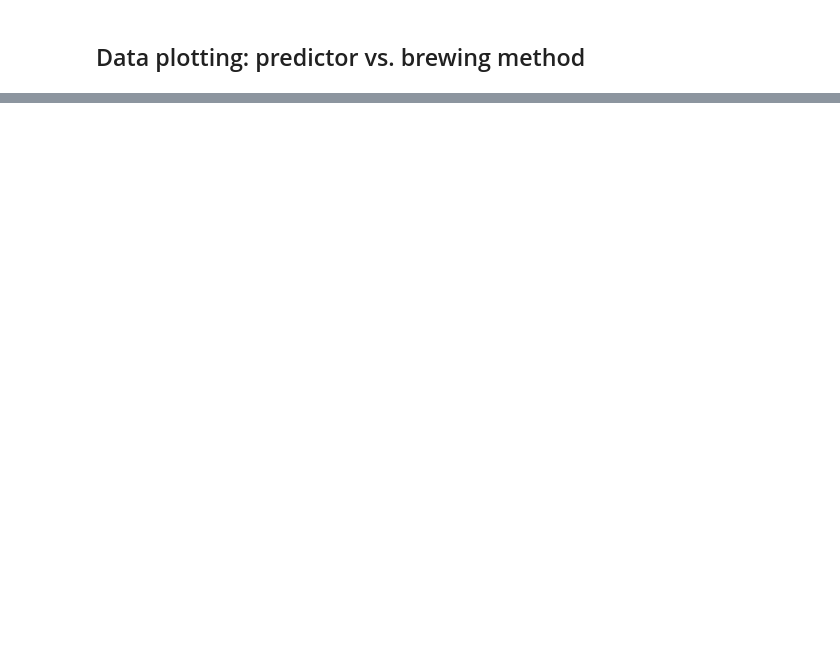
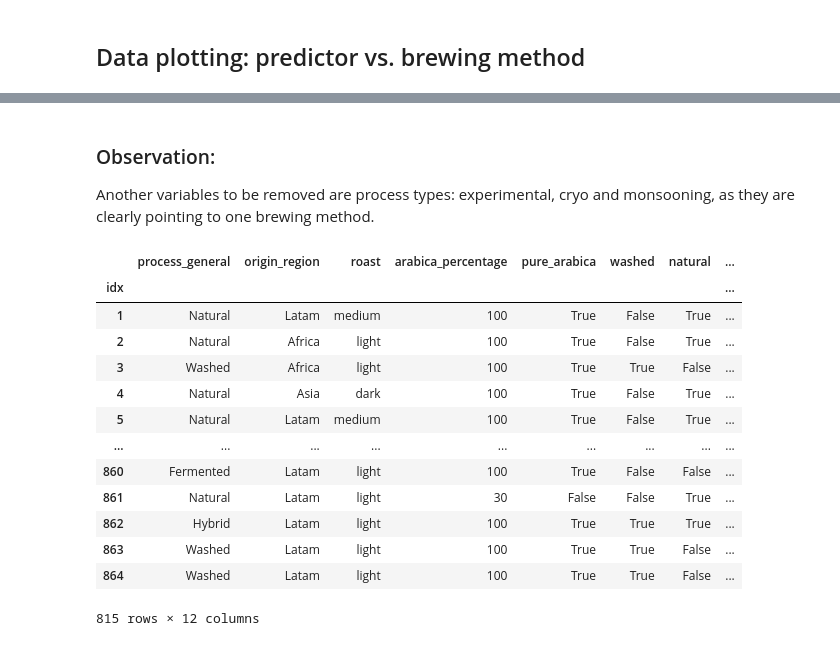
Before and after one commit to dominikacecylia/Tailored-brewing, a Jupyter notebook: tailored_brewing_eda.ipynb, the cells around one changed output, grey strips where cells are left out. Cells and saved outputs as stored; diff of their text form; code cells hidden in the pictures; blank space fills up the shorter version.

```diff
--- a/tailored_brewing_eda.ipynb
+++ b/tailored_brewing_eda.ipynb
@@ -65,0 +99,23 @@ TypeError: Neither the `x` nor `y` variable appears to be numeric.
+# %% [markdown]
+### Observation:
+Another variables to be removed are process types: experimental, cryo and monsooning, as they are clearly pointing to one brewing method.
+# %%
+coffee_df = coffee_df[coffee_df["process_general"] != "Experimental"] # removing the missing target value rows
+coffee_df = coffee_df[coffee_df["process_general"] != "Monsooning"]
+coffee_df = coffee_df[coffee_df["process_general"] != "CRYO"]
+coffee_df
+# %% [output]
+|  | process_general | origin_region | roast | arabica_percentage | pure_arabica | washed | natural | ... |
+| idx |  |  |  |  |  |  |  | ... |
+| 1 | Natural | Latam | medium | 100 | True | False | True | ... |
+| 2 | Natural | Africa | light | 100 | True | False | True | ... |
+| 3 | Washed | Africa | light | 100 | True | True | False | ... |
+| 4 | Natural | Asia | dark | 100 | True | False | True | ... |
+| 5 | Natural | Latam | medium | 100 | True | False | True | ... |
+| ... | ... | ... | ... | ... | ... | ... | ... | ... |
+| 860 | Fermented | Latam | light | 100 | True | False | False | ... |
+| 861 | Natural | Latam | light | 30 | False | False | True | ... |
+| 862 | Hybrid | Latam | light | 100 | True | True | True | ... |
+| 863 | Washed | Latam | light | 100 | True | True | False | ... |
+| 864 | Washed | Latam | light | 100 | True | True | False | ... |
+815 rows × 12 columns
```
Also changed, not shown: parts of 19 cells of this notebook, 1 other file.
